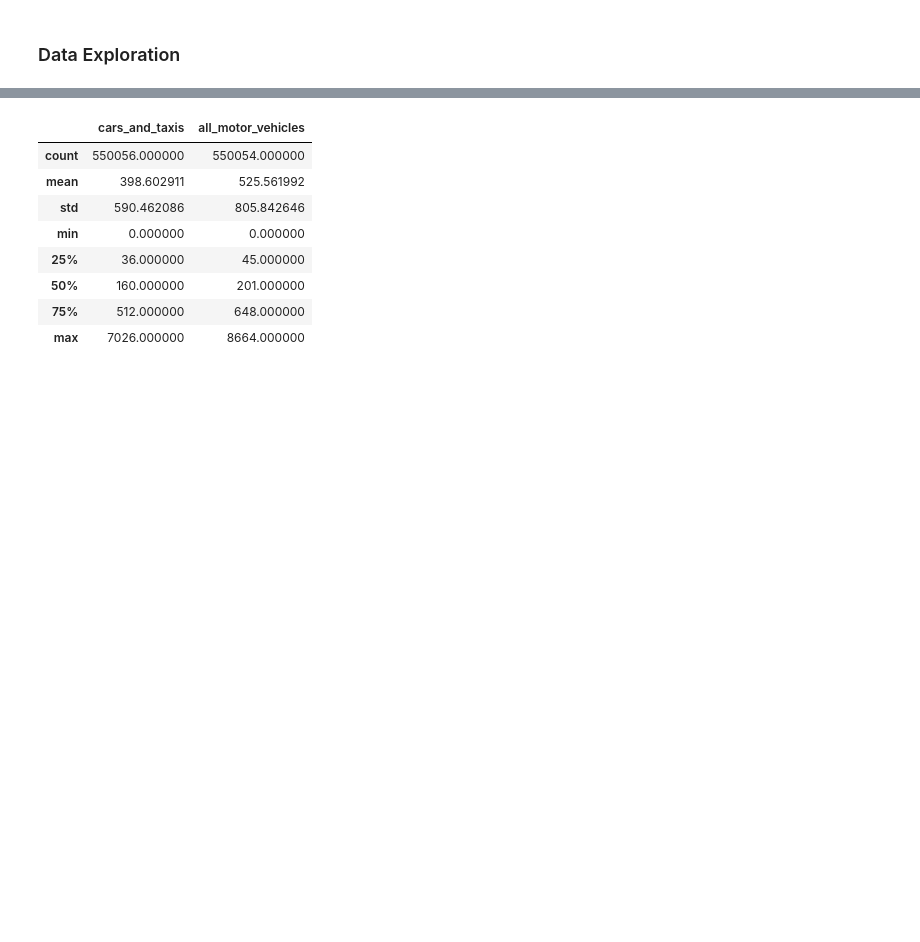
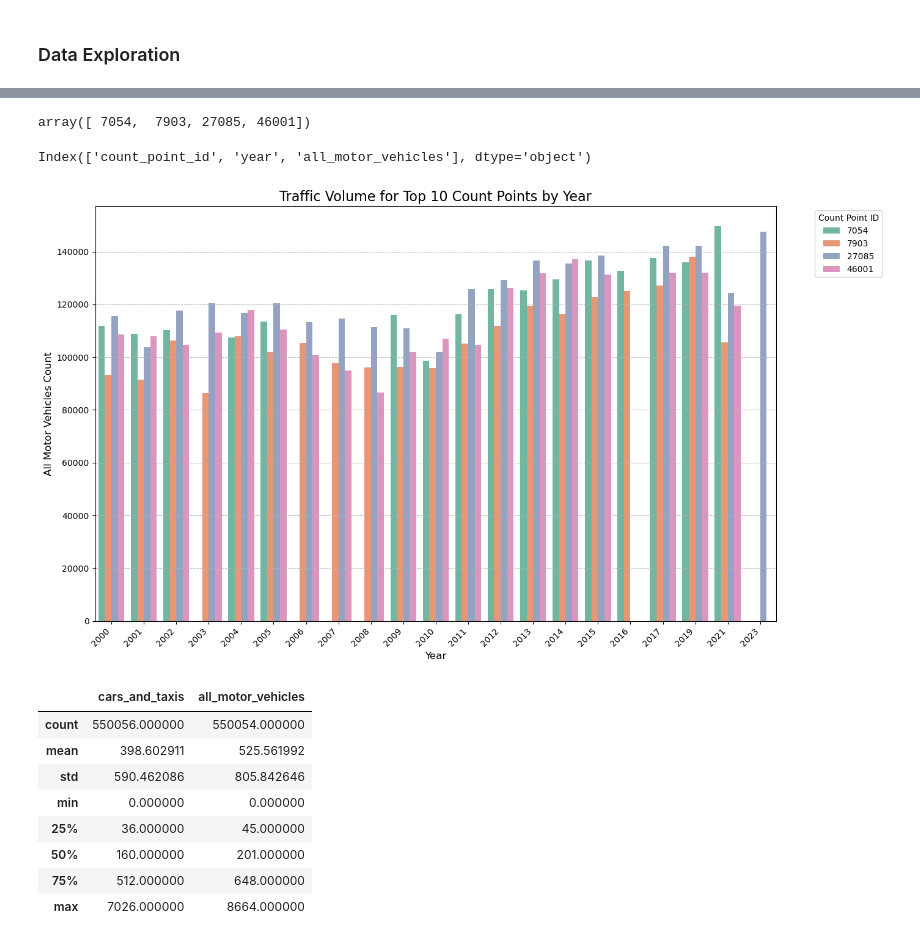
Before and after one commit to Emillia-rosette/traffic-volume-analysis, a Jupyter notebook: notebooks/01-data-loading-cleaning.ipynb, the cells around one changed output, grey strips where cells are left out. Drawn from its saved outputs; the diff is of its cells as text; code cells hidden in the pictures; blank space fills up the shorter version.

Commit message:
Traffic Volume for Top 10 Count Points by Yea

```diff
--- a/notebooks/01-data-loading-cleaning.ipynb
+++ b/notebooks/01-data-loading-cleaning.ipynb
@@ -332,3 +418,56 @@ Notes:
+# %%
+# traffi_volume_by_day["year"] = traffi_volume_by_day["count_date"].dt.year
+
+traffi_volume_by_year= pd_raw_count.groupby(['count_point_id', 'year']).agg({'all_motor_vehicles': sum}).reset_index()
+traffi_volume_by_year = traffi_volume_by_year.sort_values(by=["count_point_id", "year"], ascending=[False, False])
+# %%
+top_10_points_by_yearly_volume = traffi_volume_by_year.sort_values(by="all_motor_vehicles", ascending=False).head(10).count_point_id.values[:10]
+# %%
+top_10_points_by_yearly_volume = np.unique(top_10_points_by_yearly_volume)
+# %%
+top_10_points_by_yearly_volume
+# %% [output]
+array([ 7054,  7903, 27085, 46001])
+# %%
+top_10 = traffi_volume_by_year.loc[traffi_volume_by_year.count_point_id.isin(top_10_points_by_yearly_volume)]
+# %%
+top_10.columns
+# %% [output]
+Index(['count_point_id', 'year', 'all_motor_vehicles'], dtype='object')
+# %%
+import pandas as pd
+import seaborn as sns
+import matplotlib.pyplot as plt
+
+# Assuming 'top_10' is your DataFrame with columns: ['count_point_id', 'year', 'all_motor_vehicles']
+
+# Set the figure size
+plt.figure(figsize=(14, 8))
+
+# Improve the color palette
+palette = sns.color_palette("Set2", n_colors=len(top_10['count_point_id'].unique()))
+
+# Plotting the bar chart with enhancements
+g = sns.barplot(x='year', y='all_motor_vehicles', hue='count_point_id', data=top_10, palette=palette)
+
+# Set the title and labels
+plt.title('Traffic Volume for Top 10 Count Points by Year', fontsize=16)
+plt.xlabel('Year', fontsize=12)
+plt.ylabel('All Motor Vehicles Count', fontsize=12)
+
+# Rotate the x-axis labels for better readability
+plt.xticks(rotation=45, ha="right")
+
+# Add gridlines for better readability
+plt.grid(True, which='both', axis='y', linestyle='--', linewidth=0.7)
+
+# Move the legend to the outside of the plot
+plt.legend(title='Count Point ID', bbox_to_anchor=(1.05, 1), loc='upper left')
+# Show the plot
+plt.tight_layout()
+plt.show()
+# %% [output]
+[figure, added]
 # %%
 # Traffic Periods: Create a column for traffic periods (e.g., morning rush, evening rush) based on the hour column.
 pd_raw_count['Traffic_Period'] = pd.cut(pd_raw_count['hour'],
```
Also changed, not shown: parts of 46 cells of this notebook.
